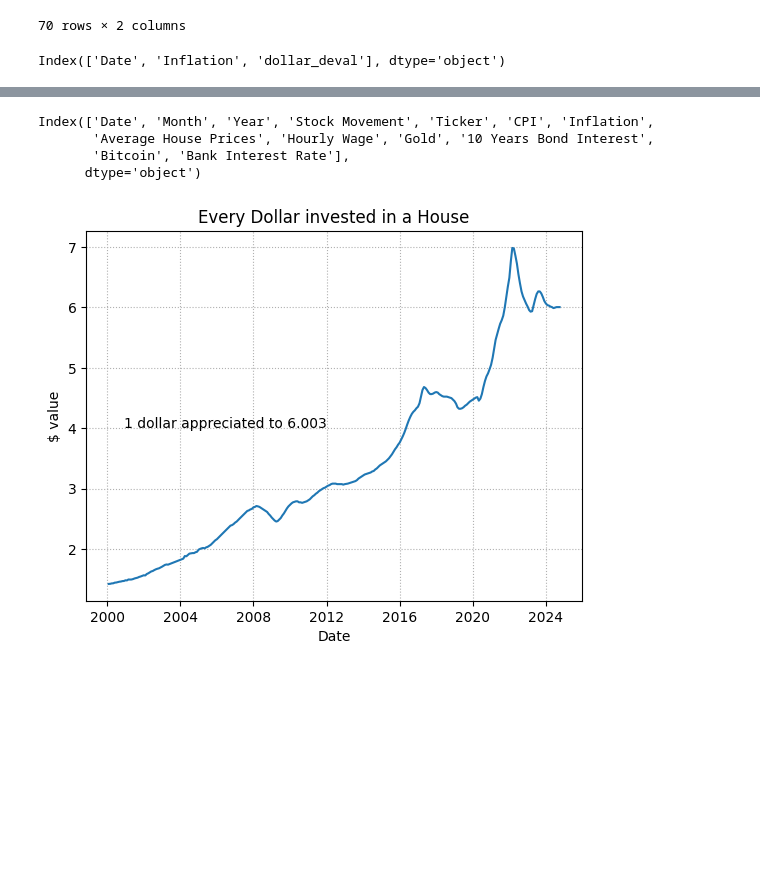
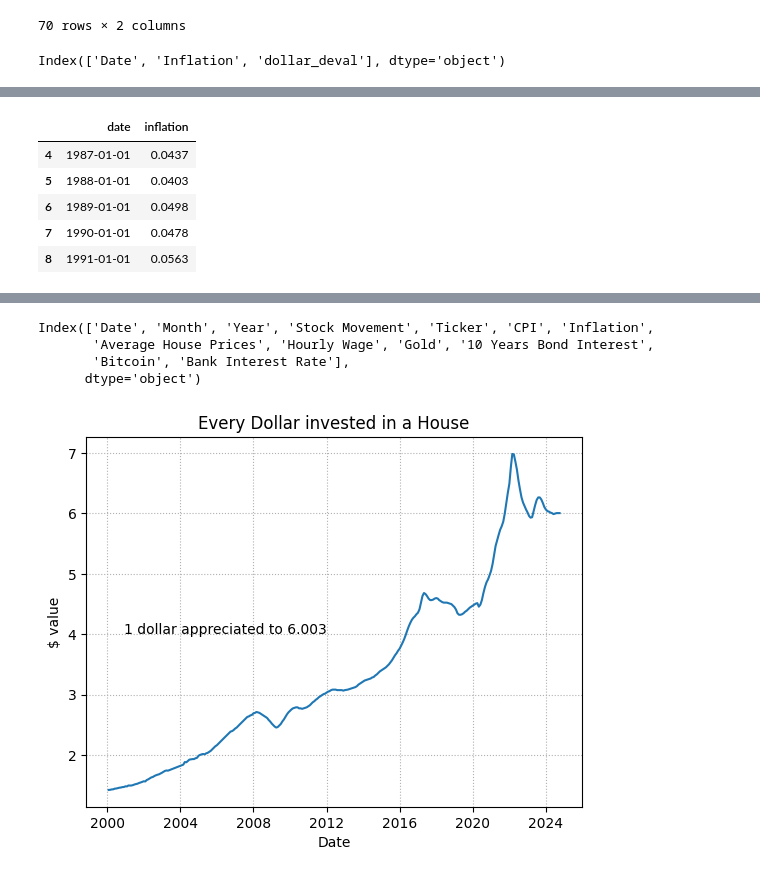
Before and after one commit to mehassanhmood/StoryBoard, a Jupyter notebook: data_processing.ipynb, the cells around one changed output, grey strips where cells are left out. Cells and saved outputs as stored; diff of their text form; code cells hidden in the pictures; blank space fills up the shorter version.

```diff
--- a/data_processing.ipynb
+++ b/data_processing.ipynb
@@ -58,0 +89,9 @@ with open("dollarDevaluation.json", "w") as file:
+# %%
+inflation.head()
+# %% [output]
+|  | date | inflation |
+| 4 | 1987-01-01 | 0.0437 |
+| 5 | 1988-01-01 | 0.0403 |
+| 6 | 1989-01-01 | 0.0498 |
+| 7 | 1990-01-01 | 0.0478 |
+| 8 | 1991-01-01 | 0.0563 |
```
Also changed, not shown: parts of 16 cells of this notebook, 5 other files.
